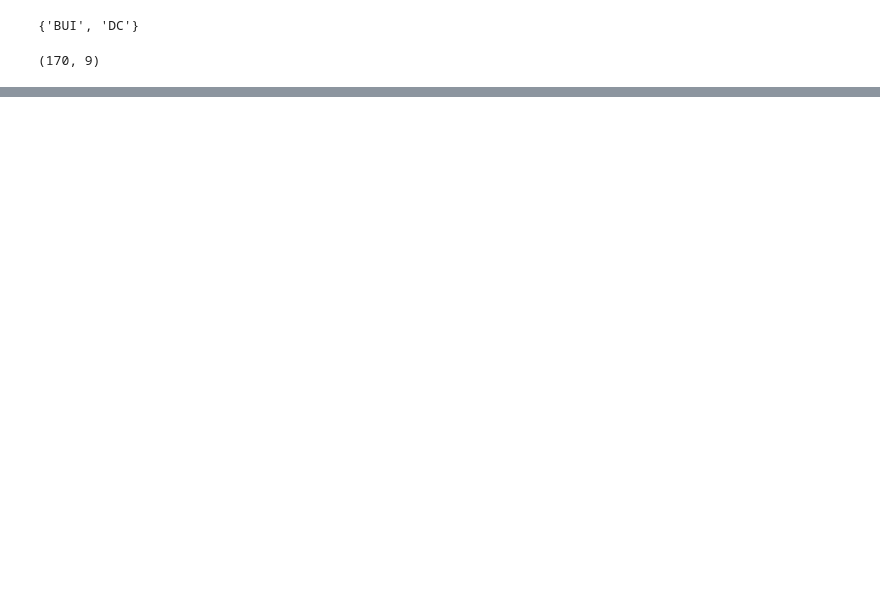
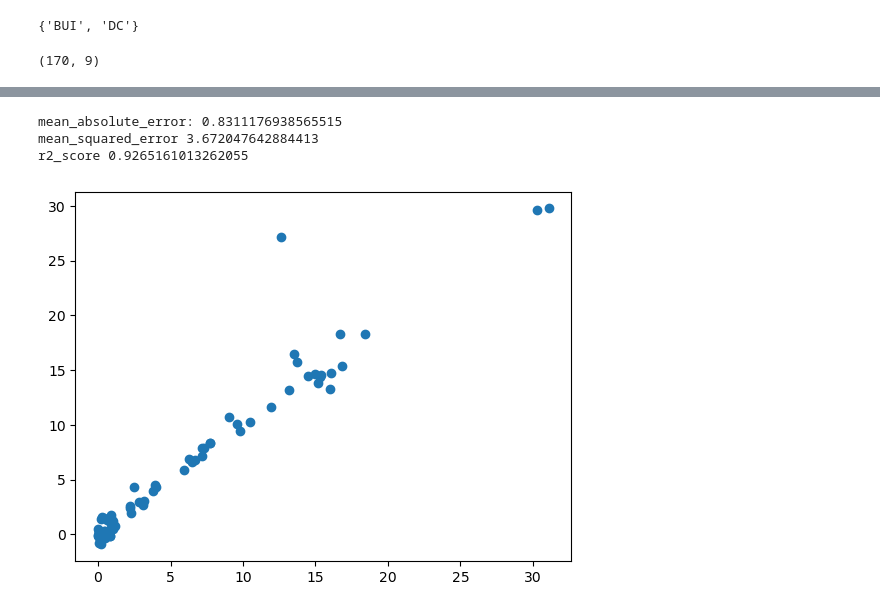
Before and after one commit to alyboii/at-lKurs, a Jupyter notebook: AlgerianForestFireDataset/AlgerianFire.ipynb, the cells around one changed output, grey strips where cells are left out. Drawn from its saved outputs; the diff is of its cells as text; code cells hidden in the pictures; blank space fills up the shorter version.

```diff
--- a/AlgerianForestFireDataset/AlgerianFire.ipynb
+++ b/AlgerianForestFireDataset/AlgerianFire.ipynb
@@ -449,0 +453,19 @@ sns.stripplot(df)
+# %%
+from sklearn.linear_model import LinearRegression
+linear = LinearRegression()
+linear.fit(X_train_scaled,y_train)
+y_pred=linear.predict(X_test_scaled)
+mae=mean_absolute_error(y_test,y_pred)
+mse= mean_squared_error(y_test,y_pred)
+score = r2_score(y_test,y_pred)
+
+print("mean_absolute_error:",mae)
+print("mean_squared_error",mse)
+print("r2_score",score)
+plt.scatter(y_test,y_pred)
+plt.show()
+# %% [output]
+mean_absolute_error: 0.8311176938565515
+mean_squared_error 3.672047642884413
+r2_score 0.9265161013262055
+[figure, added]
```
Also changed, not shown: parts of 11 cells of this notebook, 6 other files.
